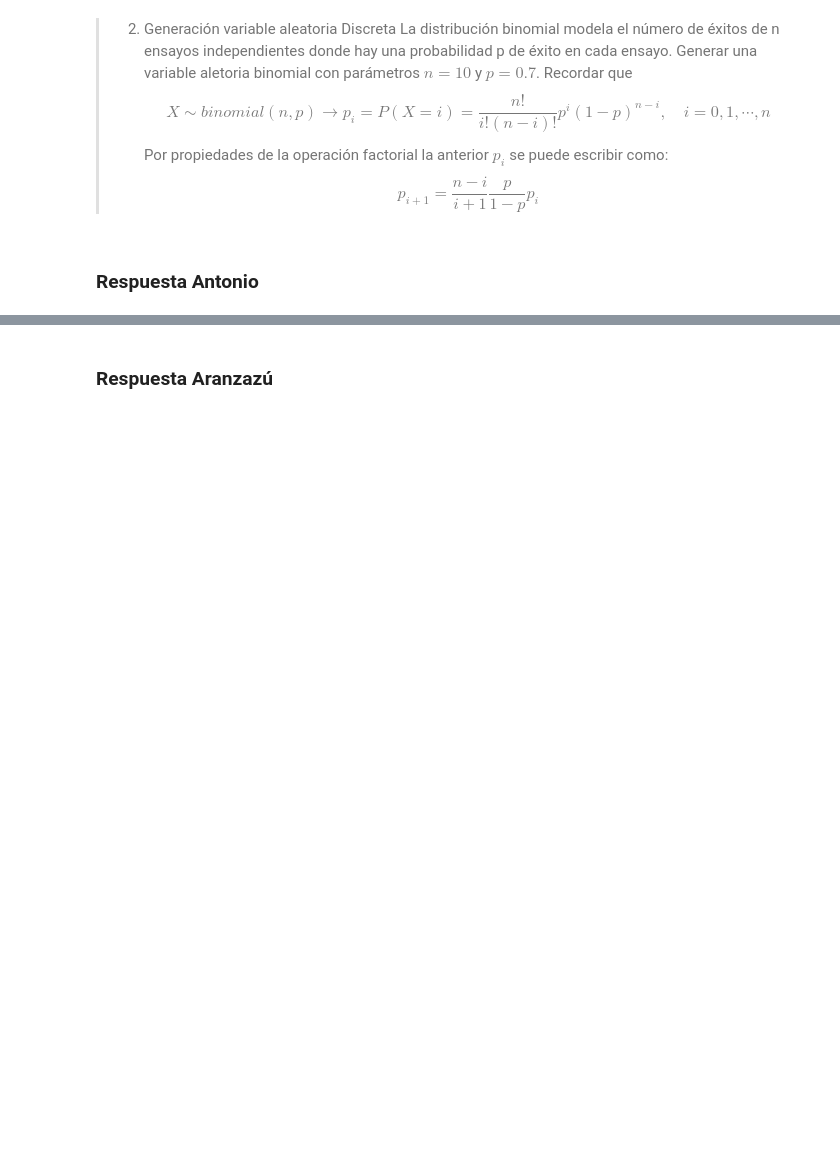
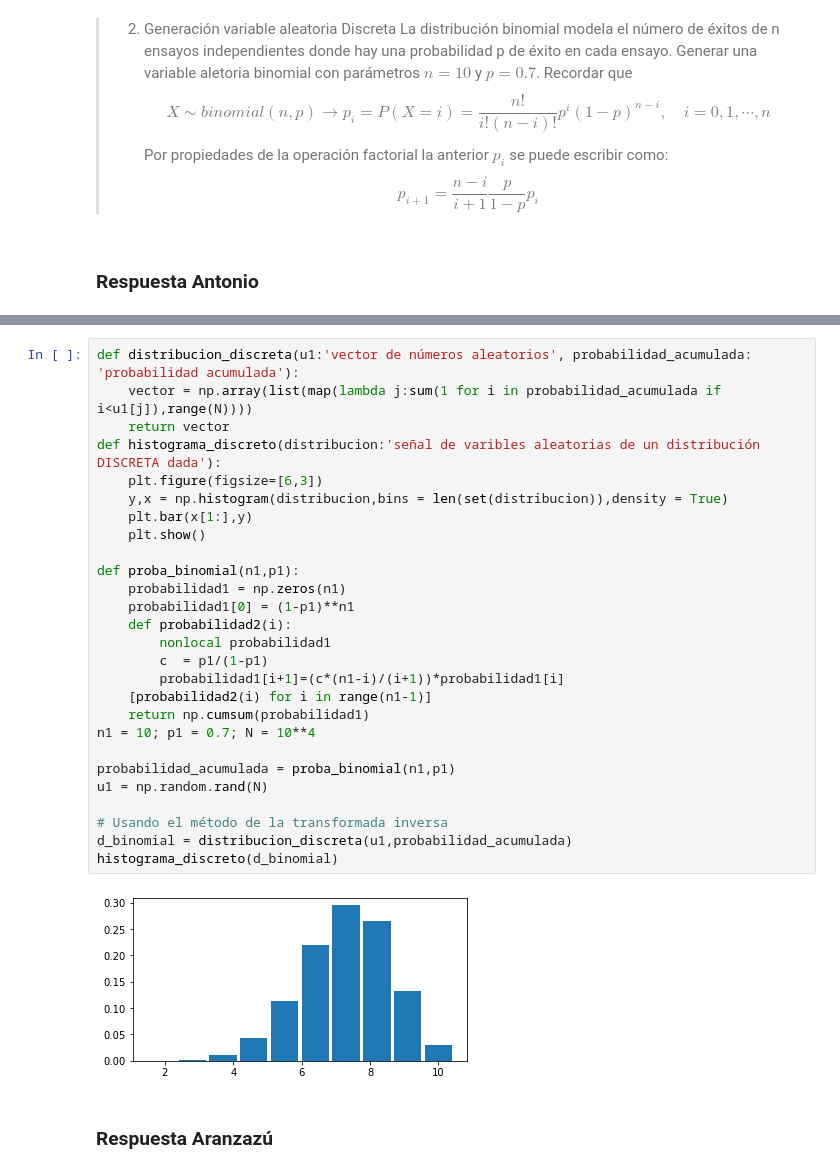
Before and after one commit to Tonydesanty/Tarea5y6_AraRendon_AntRosas, a Jupyter notebook: Tarea5y6SPF.ipynb, the cells around one changed output, grey strips where cells are left out. Drawn from its saved outputs; the diff is of its cells as text; blank space fills up the shorter version.

```diff
--- a/Tarea5y6SPF.ipynb
+++ b/Tarea5y6SPF.ipynb
@@ -64,3 +89,32 @@ def plot_histogram_discrete(distribucion:'señal de varibles aleatorias de un di
+# %%
+def distribucion_discreta(u1:'vector de números aleatorios', probabilidad_acumulada: 'probabilidad acumulada'):
+    vector = np.array(list(map(lambda j:sum(1 for i in probabilidad_acumulada if i<u1[j]),range(N))))
+    return vector
+def histograma_discreto(distribucion:'señal de varibles aleatorias de un distribución DISCRETA dada'):
+    plt.figure(figsize=[6,3])
+    y,x = np.histogram(distribucion,bins = len(set(distribucion)),density = True)
+    plt.bar(x[1:],y)
+    plt.show()
+
+def proba_binomial(n1,p1):
+    probabilidad1 = np.zeros(n1)
+    probabilidad1[0] = (1-p1)**n1
+    def probabilidad2(i):
+        nonlocal probabilidad1
+        c  = p1/(1-p1)
+        probabilidad1[i+1]=(c*(n1-i)/(i+1))*probabilidad1[i]
+    [probabilidad2(i) for i in range(n1-1)]
+    return np.cumsum(probabilidad1)
+n1 = 10; p1 = 0.7; N = 10**4
+
+probabilidad_acumulada = proba_binomial(n1,p1)
+u1 = np.random.rand(N)
+
+# Usando el método de la transformada inversa
+d_binomial = distribucion_discreta(u1,probabilidad_acumulada)
+histograma_discreto(d_binomial)
+# %% [output]
+[figure, added]
 # %% [markdown]
 ### Respuesta Aranzazú
 # %% [markdown]
```
Also changed, not shown: parts of 7 cells of this notebook.
